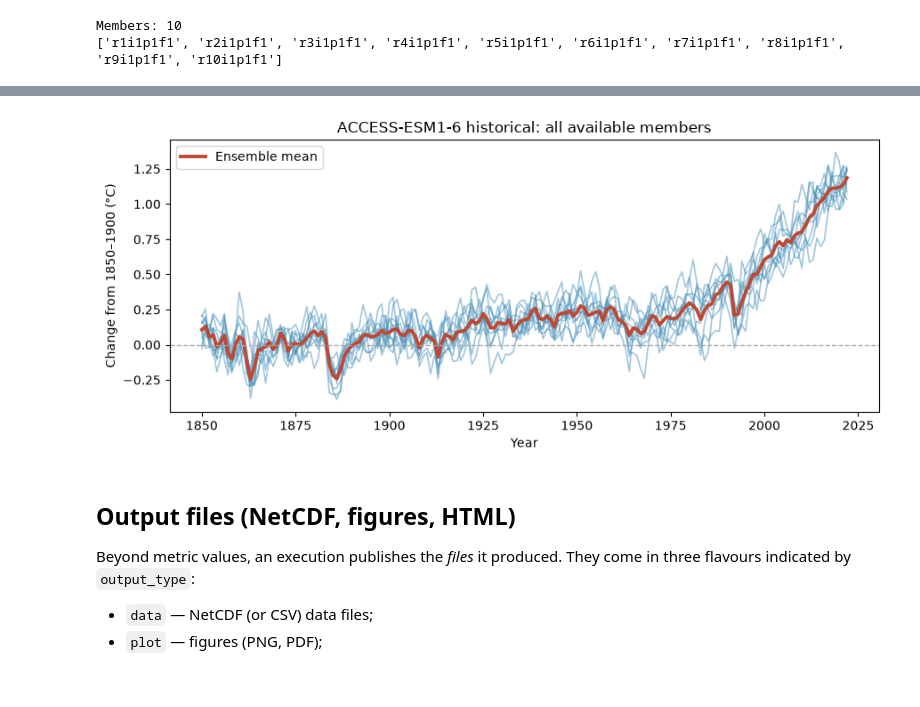
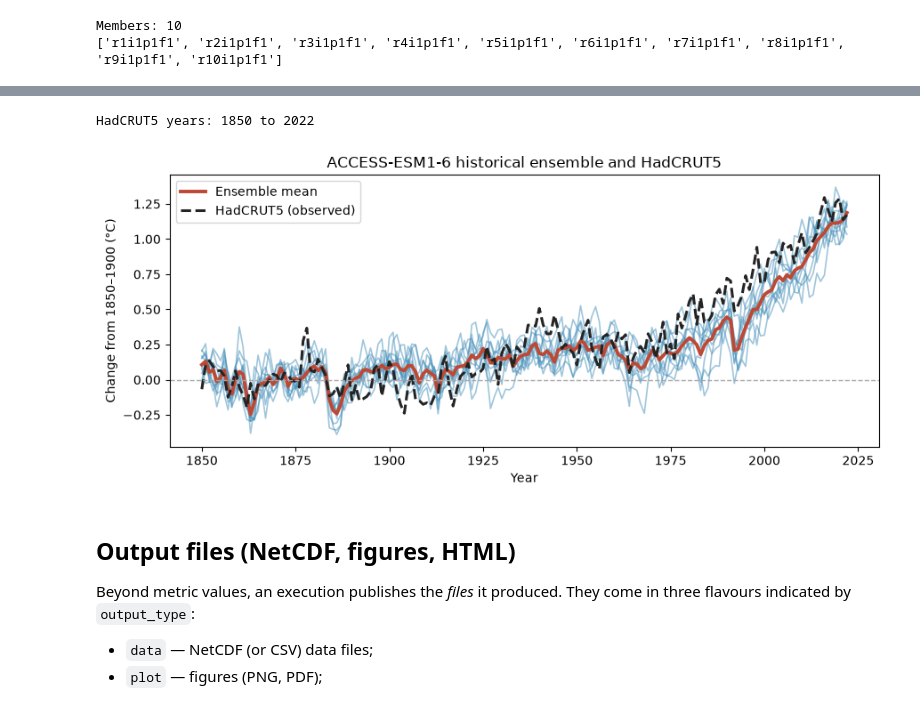
Before and after one commit to Climate-REF/climate-ref-tutorials, a Jupyter notebook: notebooks/02-querying-the-api.ipynb, the cells around one changed output, grey strips where cells are left out. Cells and saved outputs as stored; diff of their text form; code cells hidden in the pictures.

Commit message:
Compare CMIP7 temperature with HadCRUT5 observations

```diff
--- a/notebooks/02-querying-the-api.ipynb
+++ b/notebooks/02-querying-the-api.ipynb
@@ -229,25 +241,45 @@ Members: 10
+# %%
+hadcrut_url = (
+    "https://www.metoffice.gov.uk/hadobs/hadcrut5/data/"
+    "HadCRUT.5.2.0.0/analysis/diagnostics/"
+    "HadCRUT.5.2.0.0.analysis.summary_series.global.annual.csv"
+)
+hadcrut = pd.read_csv(hadcrut_url).set_index("Time")
+hadcrut = hadcrut["Anomaly (deg C)"]
+last_model_year = max(pd.to_datetime(v.index).year.max() for v in members)
+observed_change = (
+    hadcrut.loc[1850:last_model_year]
+    - hadcrut.loc[1850:1900].mean()
+)
+print("HadCRUT5 years:", observed_change.index.min(),
+      "to", observed_change.index.max())
+# %% [output]
+HadCRUT5 years: 1850 to 2022
 # %%
 member_series = {}
 for value in members:
     years = pd.to_datetime(value.index).year
     series = pd.Series(value.values, index=years, dtype=float)
     change = series - series.loc[1850:1900].mean()
     member_series[value.dimensions["variant_label"]] = change
 
 fig, ax = plt.subplots(figsize=(9, 4))
 for series in member_series.values():
     ax.plot(series.index, series.values, color="#438eb8", alpha=0.5, lw=1.2)
 ensemble_mean = pd.concat(member_series, axis=1).mean(axis=1)
 ax.plot(ensemble_mean.index, ensemble_mean.values,
         color="#bd4935", lw=2.8, label="Ensemble mean")
+ax.plot(observed_change.index, observed_change.values,
+        color="#242424", linestyle="--", lw=2.2,
+        label="HadCRUT5 (observed)")
 ax.axhline(0, color="0.65", lw=1, linestyle="--")
-ax.set(title="ACCESS-ESM1-6 historical: all available members",
+ax.set(title="ACCESS-ESM1-6 historical ensemble and HadCRUT5",
        xlabel="Year", ylabel="Change from 1850–1900 (°C)")
 ax.legend(loc="upper left")
 fig.tight_layout()
 plt.show()
 # %% [output]
-[figure, old version]
+[figure, new version]
 # %% [markdown]
 ## Output files (NetCDF, figures, HTML)
 
```
Also changed, not shown: parts of 1 cell of this notebook, 1 other file.
